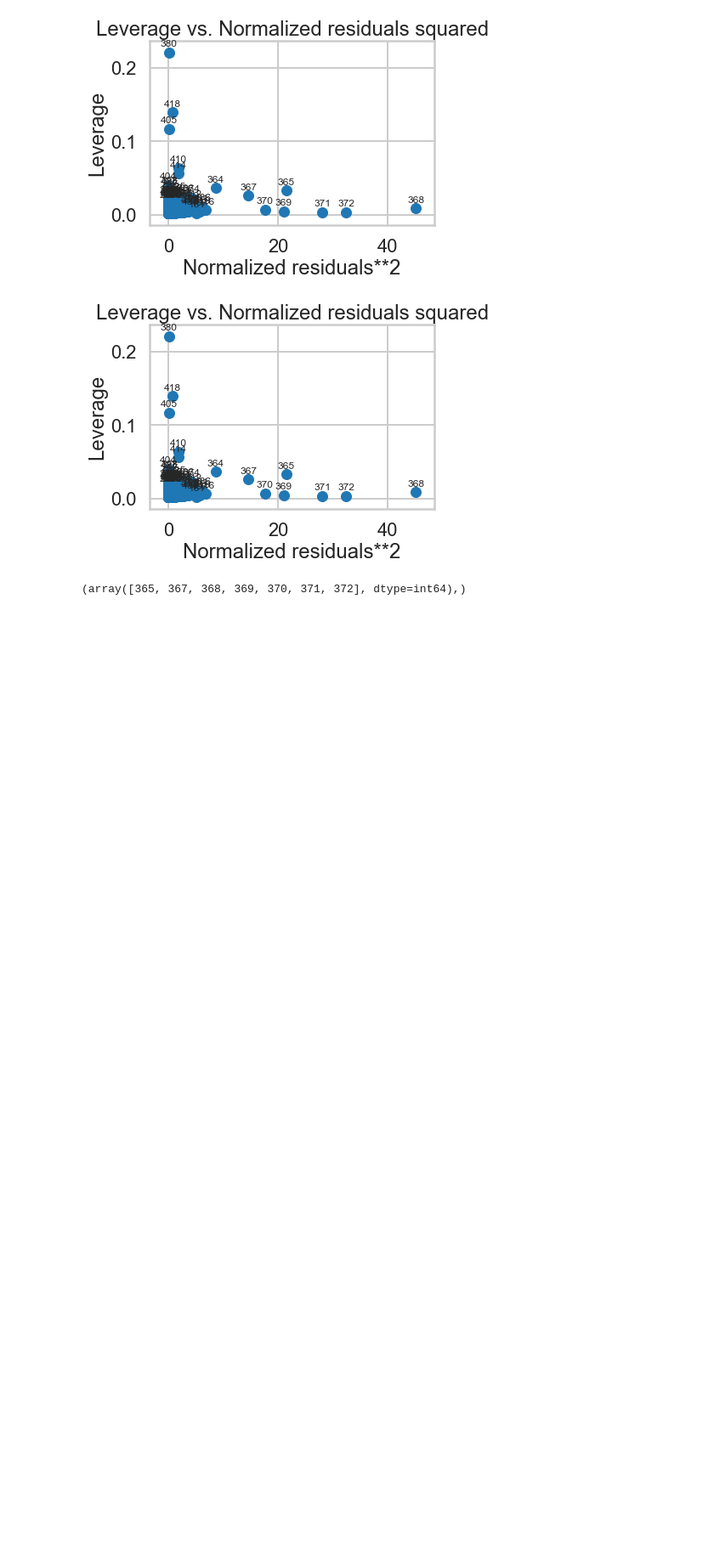
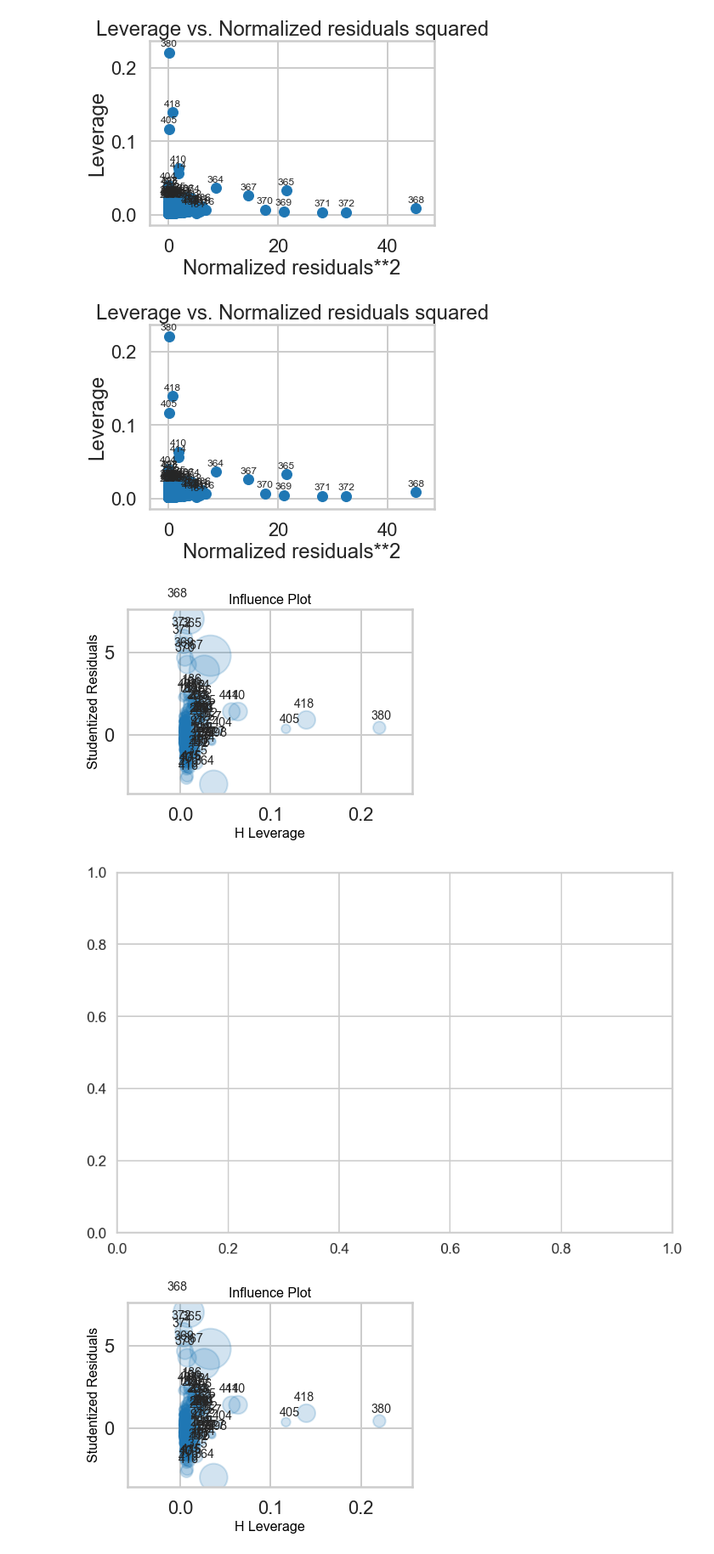
Before and after one commit to miguelbeca/data_science_projects, a Jupyter notebook: linear_regression/Mini_Project_Linear_Regressio - Answers.ipynb, the cells around one changed output. Shown at 85% size. Drawn from its saved outputs; the diff is of its cells as text; code cells hidden in the pictures; blank space fills up the shorter version.

Commit message:
Adding linear regression final version

```diff
--- a/linear_regression/Mini_Project_Linear_Regressio - Answers.ipynb
+++ b/linear_regression/Mini_Project_Linear_Regressio - Answers.ipynb
@@ -952,9 +943,8 @@ plot_leverage_resid2(m5)
-# %%
-#Exercise: Remove the outliers and high leverage points from your model and run the regression again. How do the results change?
-#Get Z score of values
-NOT SURE HOW to answer
-
-#z = np.abs(stats.zscore(m5.resid))
-#print(np.where(z > 3))
-# %% [output]
-(array([365, 367, 368, 369, 370, 371, 372], dtype=int64),)
+# %%
+plt.figure(figsize=(15,10))
+ax = plt.subplot()
+influence_plot(m5, plot_alpha=0.2, fontsize="small")
+# %% [output]
+[figure, added]
+[figure, added]
+[figure, added]
```
Also changed, not shown: parts of 13 cells of this notebook.
